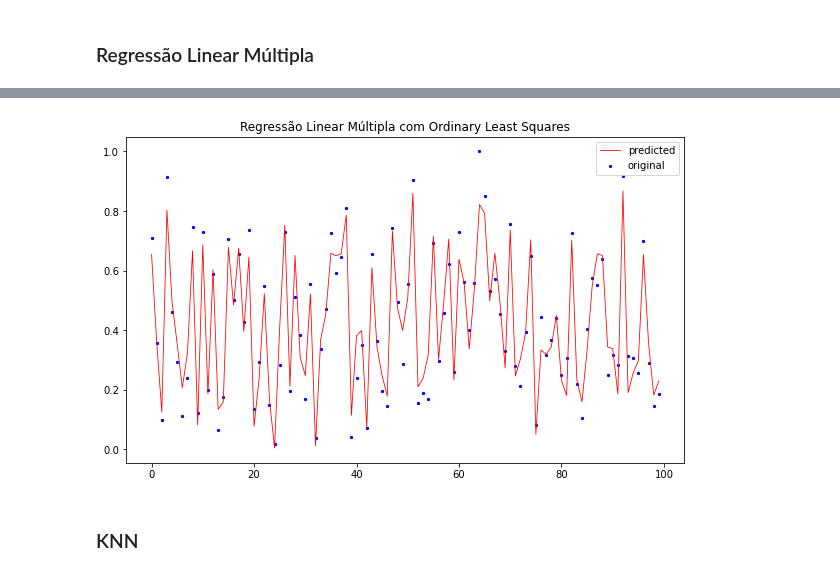
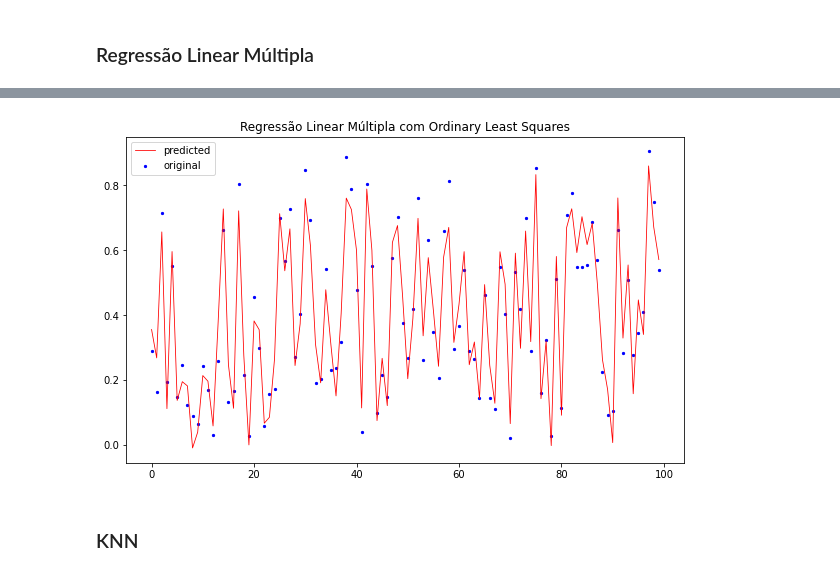
Before and after one commit to thiago9864/mineracao_dados, a Jupyter notebook: trabalho_6/trabalho_6_dupla_20.ipynb, the cells around one changed output, grey strips where cells are left out. Cells and saved outputs as stored; diff of their text form; code cells hidden in the pictures.

```diff
--- a/trabalho_6/trabalho_6_dupla_20.ipynb
+++ b/trabalho_6/trabalho_6_dupla_20.ipynb
@@ -145,9 +152,9 @@ import statsmodels.api as sm
 #como temos mais de uma variável independente, precisamos utilizar o um modelo de regressão linear múltipla
 
 # é necessário adicionar uma constante a matriz X
-X_sm = sm.add_constant(xtest)
+X_sm = sm.add_constant(X)
 # OLS vem de Ordinary Least Squares e o método fit irá treinar o modelo
-results = sm.OLS(ytest, X_sm,end=True).fit()
+results = sm.OLS(y, X_sm,end=True).fit()
 # mostrando as estatísticas do modelo
 print(results.summary())
 # mostrando as previsões para o mesmo conjunto passado
@@ -174,13 +187,13 @@ Notes:
 # %%
 plt.figure(figsize=(10,6))
-x_ax = range(len(xtest))
-plt.scatter(x_ax[:100],ytest[:100], s=5, color="blue", label="original")
+x_ax = range(len(X))
+plt.scatter(x_ax[:100],y[:100], s=5, color="blue", label="original")
 plt.plot(x_ax[:100], y_res[:100], lw=0.8, color="red", label="predicted")
 plt.title('Regressão Linear Múltipla com Ordinary Least Squares')
 plt.legend()
 plt.show()
 # %% [output]
-[figure, old version]
+[figure, new version]
 # %% [markdown]
 ### KNN
 # %%
```
Also changed, not shown: parts of 5 cells of this notebook, 1 other file.
